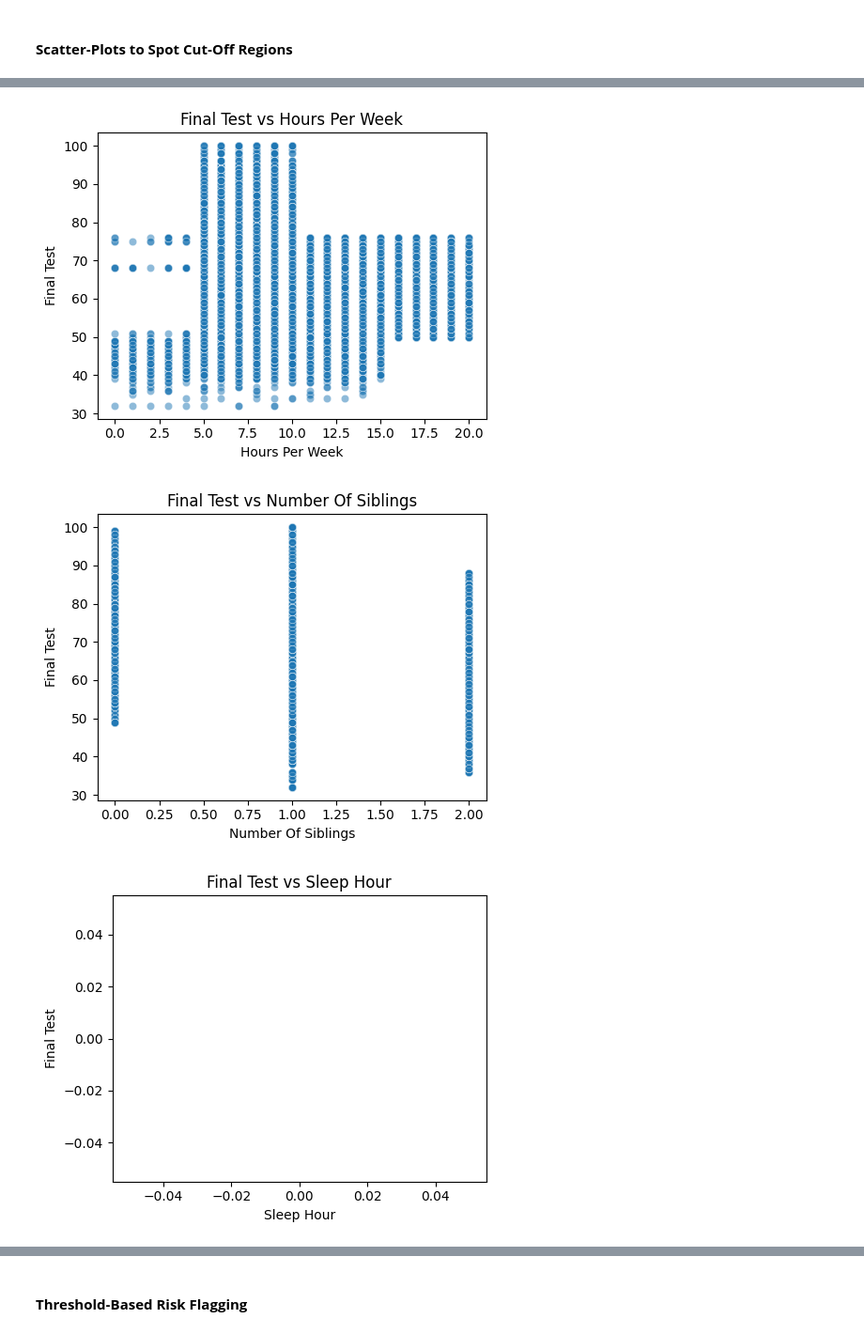
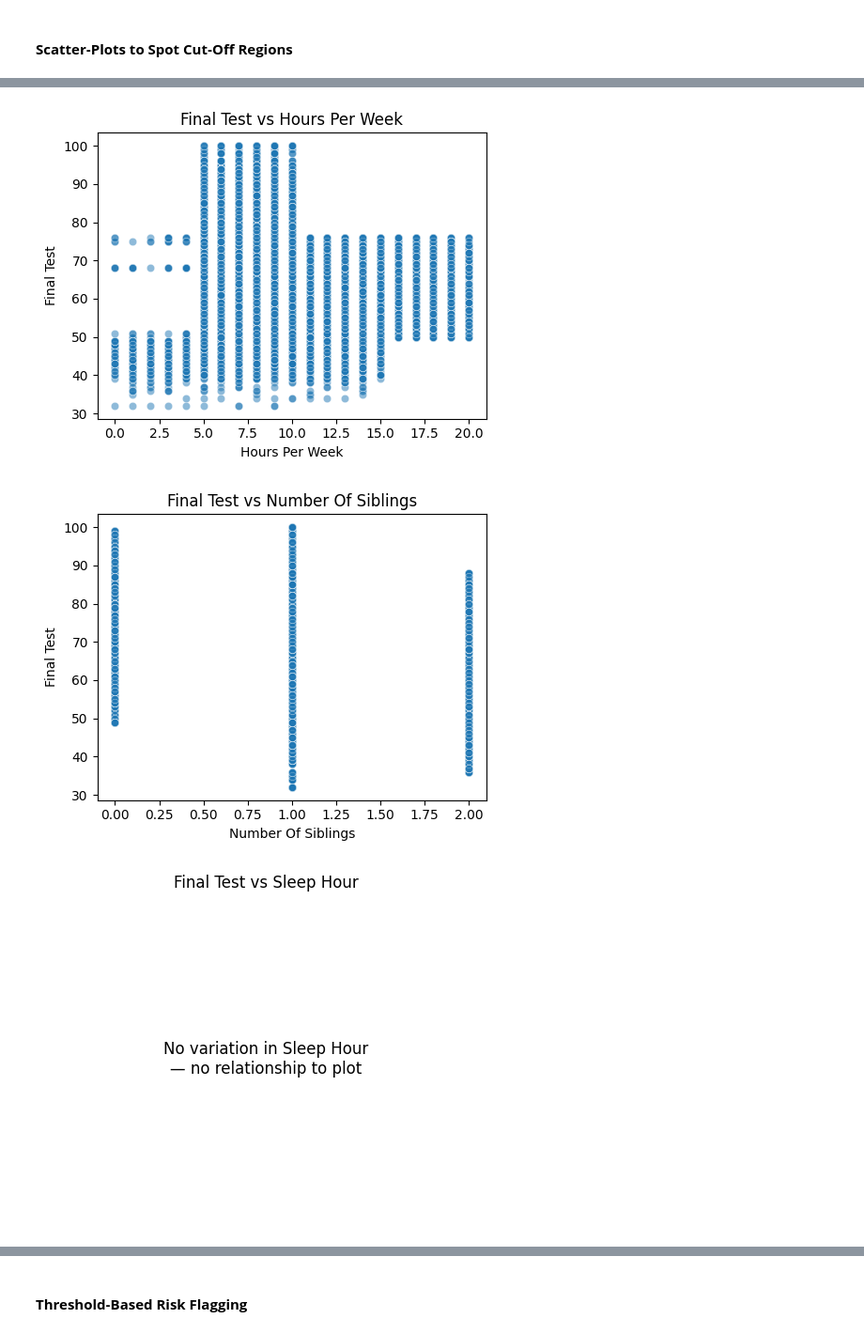
Before and after one commit to rush2priyanka/Student_Performance_Prediction_Pipeline, a Jupyter notebook: eda.ipynb, the cells around one changed output, grey strips where cells are left out. Shown at 94% size. Saved outputs shown, nothing was run; the diff lists cells and outputs as text; code cells hidden in the pictures.

```diff
--- a/eda.ipynb
+++ b/eda.ipynb
@@ -229,30 +227,29 @@ Working on table: score
 # %% [markdown]
 #### **Categorical Feature Analysis**
 # %%
-# 1. Picking our working table (as before)
-
+# 1. Picking our working table
 main_table = list(dataframes.keys())[0]
 df = dataframes[main_table]
 print(f"Categorical analysis on table: {main_table}")
 
-# 2. Identify all object-type columns
+# 2. Identify all object-type columns, but exclude any with "id" in the name
 cat_cols = df.select_dtypes(include='object').columns.tolist()
+cat_cols = [col for col in cat_cols if 'id' not in col.lower()]
 
-# 3. Plot frequency bar chart for each categorical column
+# 3. Plot frequency bar chart for each remaining categorical column
 for col in cat_cols:
     fig, ax = plt.subplots(figsize=(6,4))
     df[col].value_counts().plot(kind='bar', ax=ax, color='teal', edgecolor='black')
 
-    # Dynamic, layman-friendly labels
-    ax.set_title(f'Distribution of {col.replace("_", " ").title()}')
-    ax.set_xlabel(col.replace('_', ' ').title())
-    ax.set_ylabel('Number of Students')
+    # Friendly labels
+    pretty = col.replace("_", " ").title()
+    ax.set_title(f"Distribution of {pretty}")
+    ax.set_xlabel(pretty)
+    ax.set_ylabel("Number of Students")
 
     plt.xticks(rotation=45, ha='right')
     plt.tight_layout()
     plt.show()
-
-# Why: Understanding how text fields are distributed and how they relate to our target variable.
 # %% [output]
 Categorical analysis on table: score
 [figure]
@@ -412,48 +421,61 @@ plt.show()
 # %%
 # 1. Parse sleep & wake times robustly
 df['sleep_hour'] = pd.to_datetime(df['sleep_time'], errors='coerce').dt.hour
-df['wake_hour'] = pd.to_datetime(df['wake_time'], errors='coerce').dt.hour
+df['wake_hour']  = pd.to_datetime(df['wake_time'], errors='coerce').dt.hour
 
 # 2. Fill missing values in categorical columns
 cat_cols = ['direct_admission', 'CCA', 'learning_style', 'gender', 'tuition', 'mode_of_transport']
 for col in cat_cols:
     df[col] = df[col].fillna('Missing')
 
-# 3. Cramér's V function for categorical pairs
+# 3. Cramér's V function remains unchanged
 def cramers_v(x, y):
     tbl = pd.crosstab(x, y)
     if tbl.size == 0 or tbl.values.sum() == 0:
-        return ny.nan
+        return np.nan
     chi2, _, _, _ = chi2_contingency(tbl, correction=False)
     n = tbl.values.sum()
     phi2 = chi2 / n
     r, k = tbl.shape
-    return ny.sqrt(phi2 / max(1, min(k-1, r-1)))
+    return np.sqrt(phi2 / max(1, min(k-1, r-1)))
 
-# 4. Scatter-Plots for Key Pairs without repeating previous heatmap code
+# 4. Scatter-Plots for Key Pairs, but handle “empty” cases
 pairs = [
     ('attendance_rate', 'final_test'),
-    ('hours_per_week', 'final_test'),
+    ('hours_per_week',   'final_test'),
     ('number_of_siblings', 'final_test'),
-    ('sleep_hour', 'final_test')
+    ('sleep_hour',       'final_test')
 ]
 
-# Generate scatter plots for key pairs
 for x, y in pairs:
+    uniq = df[x].dropna().unique()
+    # if no data or only one unique value, annotate instead
+    if len(uniq) <= 1:
+        fig, ax = plt.subplots(figsize=(5, 4))
+        ax.text(0.5, 0.5,
+                f"No variation in {x.replace('_',' ').title()}\n— no relationship to plot",
+                ha='center', va='center', fontsize=12)
+        ax.set_axis_off()
+        plt.title(f"{y.replace('_',' ').title()} vs {x.replace('_',' ').title()}")
+        plt.tight_layout()
+        plt.show()
+        continue
+
+    # otherwise do the normal scatter
     plt.figure(figsize=(5, 4))
     sns.scatterplot(data=df, x=x, y=y, alpha=0.5)
     plt.xlabel(x.replace('_', ' ').title())
     plt.ylabel(y.replace('_', ' ').title())
     plt.title(f"{y.replace('_', ' ').title()} vs {x.replace('_', ' ').title()}")
     plt.tight_layout()
     plt.show()
 
 # The purpose of the scatter plots is to visually examine the relationships between final_test scores and other key variables (like attendance_rate, hours_per_week, etc.) to uncover patterns or trends.
 # %% [output]
 [figure]
 [figure]
 [figure]
-[figure, old version]
+[figure, new version]
 # %% [markdown]
 ### **Analysis of the Output**
 #### **Attendance Rate vs Final Test**: There is a strong concentration of data points at 90-100% attendance, with very few students scoring below 60% final test scores. This suggests attendance could be a key factor for achieving high scores.
```
Also changed, not shown: parts of 7 cells of this notebook.
